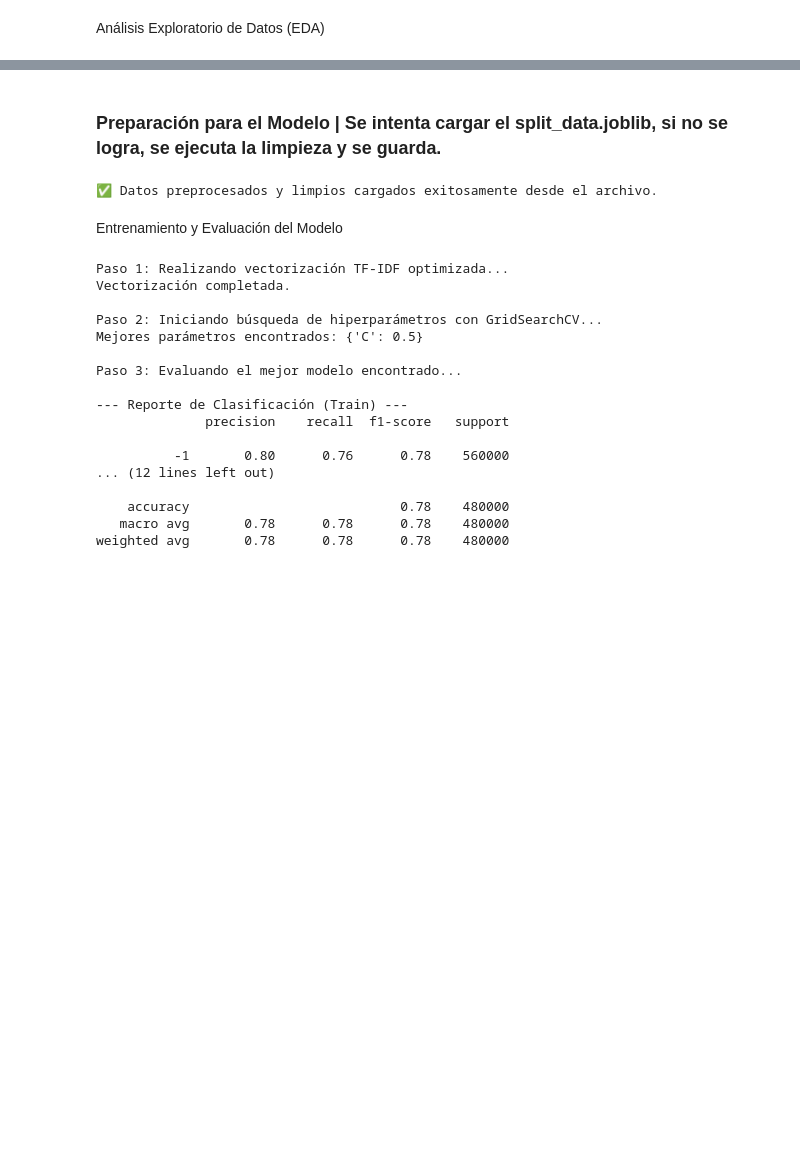
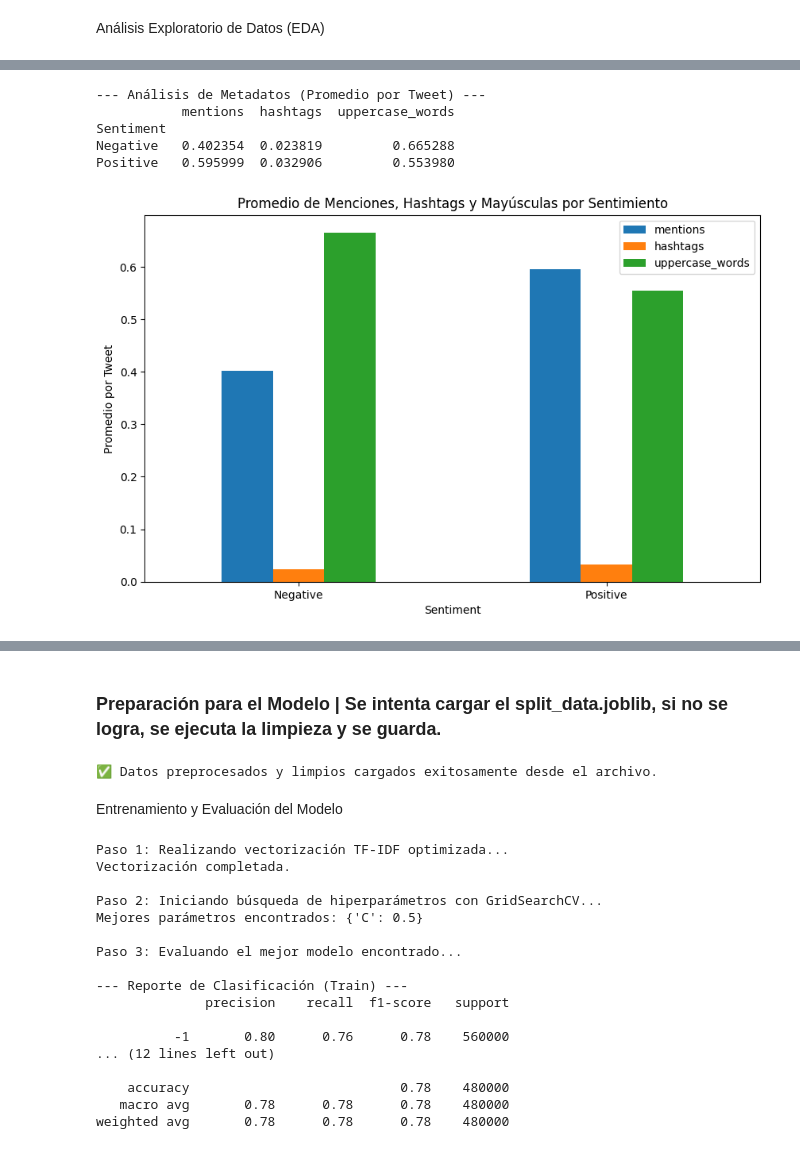
Before and after one commit to Schimizzi/TP3UP_sentiment_prediction, a Jupyter notebook: modelo_TF-IDF_sent_v2.3.ipynb, the cells around one changed output, grey strips where cells are left out. Drawn from its saved outputs; the diff is of its cells as text; code cells hidden in the pictures; blank space fills up the shorter version.

```diff
--- a/modelo_TF-IDF_sent_v2.3.ipynb
+++ b/modelo_TF-IDF_sent_v2.3.ipynb
@@ -102 +163,27 @@ Análisis Exploratorio de Datos (EDA)
+# %%
+if 'df_copy' in locals():
+    # Contar menciones, hashtags y palabras en mayúsculas
+    df_copy['mentions'] = df_copy['Text'].apply(lambda x: x.count('@'))
+    df_copy['hashtags'] = df_copy['Text'].apply(lambda x: x.count('#'))
+    df_copy['uppercase_words'] = df_copy['Text'].apply(lambda x: len([word for word in x.split() if word.isupper()]))
+
+    # Agrupar por sentimiento y calcular la media de estas nuevas características
+    metadata_analysis = df_copy.groupby('Sentiment')[['mentions', 'hashtags', 'uppercase_words']].mean()
+
+    print("--- Análisis de Metadatos (Promedio por Tweet) ---")
+    print(metadata_analysis)
+
+    # Graficar los resultados
+    metadata_analysis.plot(kind='bar', figsize=(10, 6))
+    plt.title('Promedio de Menciones, Hashtags y Mayúsculas por Sentimiento')
+    plt.ylabel('Promedio por Tweet')
+    plt.xticks(rotation=0)
+    plt.show()
+# %% [output]
+--- Análisis de Metadatos (Promedio por Tweet) ---
+           mentions  hashtags  uppercase_words
+Sentiment
+Negative   0.402354  0.023819         0.665288
+Positive   0.595999  0.032906         0.553980
+[figure, added]
 # %%
```
Also changed, not shown: parts of 6 cells of this notebook, 1 other file.
